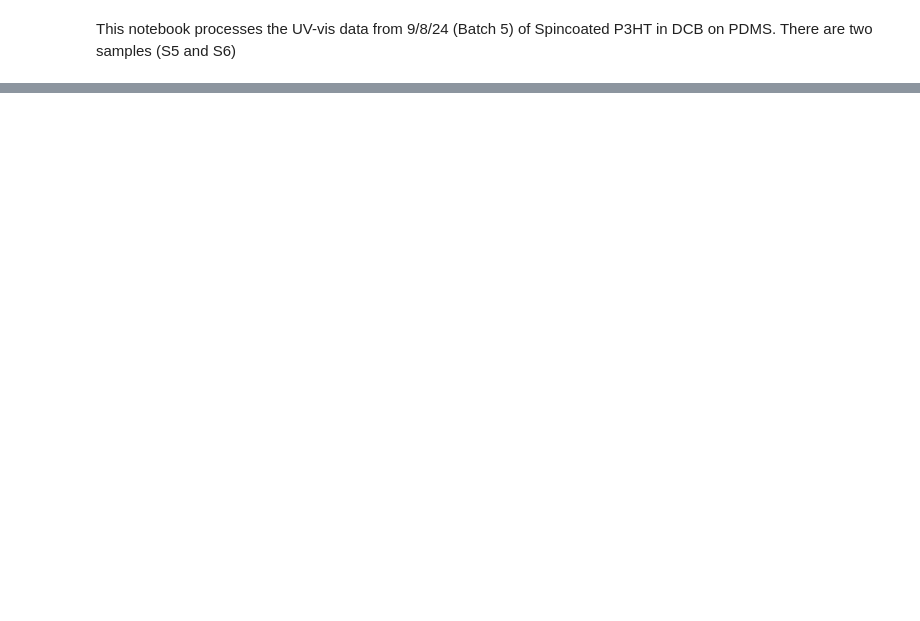
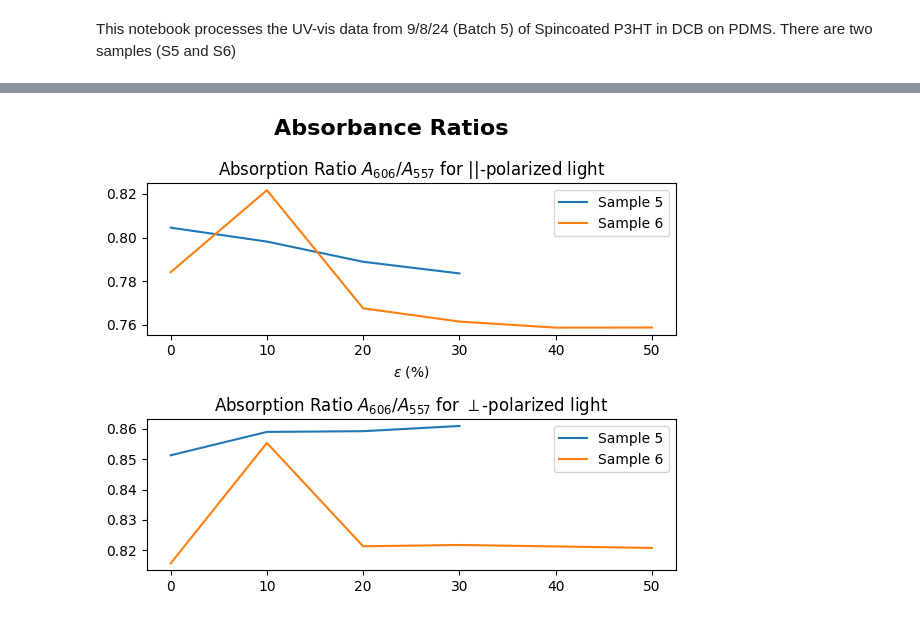
Before and after one commit to trilusa/UV-vis, a Jupyter notebook: polarized_uv-vis_plotting.ipynb, the cells around one changed output, grey strips where cells are left out. Cells and saved outputs as stored; diff of their text form; code cells hidden in the pictures; blank space fills up the shorter version.

```diff
--- a/polarized_uv-vis_plotting.ipynb
+++ b/polarized_uv-vis_plotting.ipynb
@@ -163,0 +235,26 @@ df_corrected.to_csv(data_save_str, index=False)
+# %%
+fig, axs = plt.subplots(2, 1, figsize=(6, 5))
+fig.suptitle("Absorbance Ratios", fontsize=16, fontweight='bold')
+
+# Loop through each row in the DataFrame (i.e., each sample)
+for i, row in df_absorbance_ratios.iterrows():
+    # Find the columns with 'H' and without 'baseline'
+    H_columns_str = [col for col in df_absorbance_ratios.columns if 'H' in col and 'baseline' not in col]
+    H_percents = [float(s.strip('%HV')) for s in H_columns_str]
+    axs[0].plot(H_percents, row[H_columns_str], label=f"Sample {sample_info[i]['s_num']}")
+
+    V_columns_str = [col for col in df_absorbance_ratios.columns if 'V' in col and 'baseline' not in col]
+    V_percents = [float(s.strip('%HV')) for s in V_columns_str]
+    axs[1].plot(V_percents, row[V_columns_str], label=f"Sample {sample_info[i]['s_num']}")
+
+
+# Add legend and show plot
+axs[0].legend()
+axs[0].set_title(rf'Absorption Ratio $A_{{606}}/A_{{557}}$ for ||-polarized light')
+axs[1].set_title(rf'Absorption Ratio $A_{{606}}/A_{{557}}$ for ${{\perp}}$-polarized light')
+axs[0].set_xlabel(r'$\epsilon$ (%)')
+# axs[0].set_title(f'Dichroic Ratio $A_{{||}}/A_{{\perp}}$ for ||-polarized light')
+axs[1].legend()
+fig.tight_layout()
+# %% [output]
+[figure, added]
```
Also changed, not shown: parts of 9 cells of this notebook, 4 other files.
